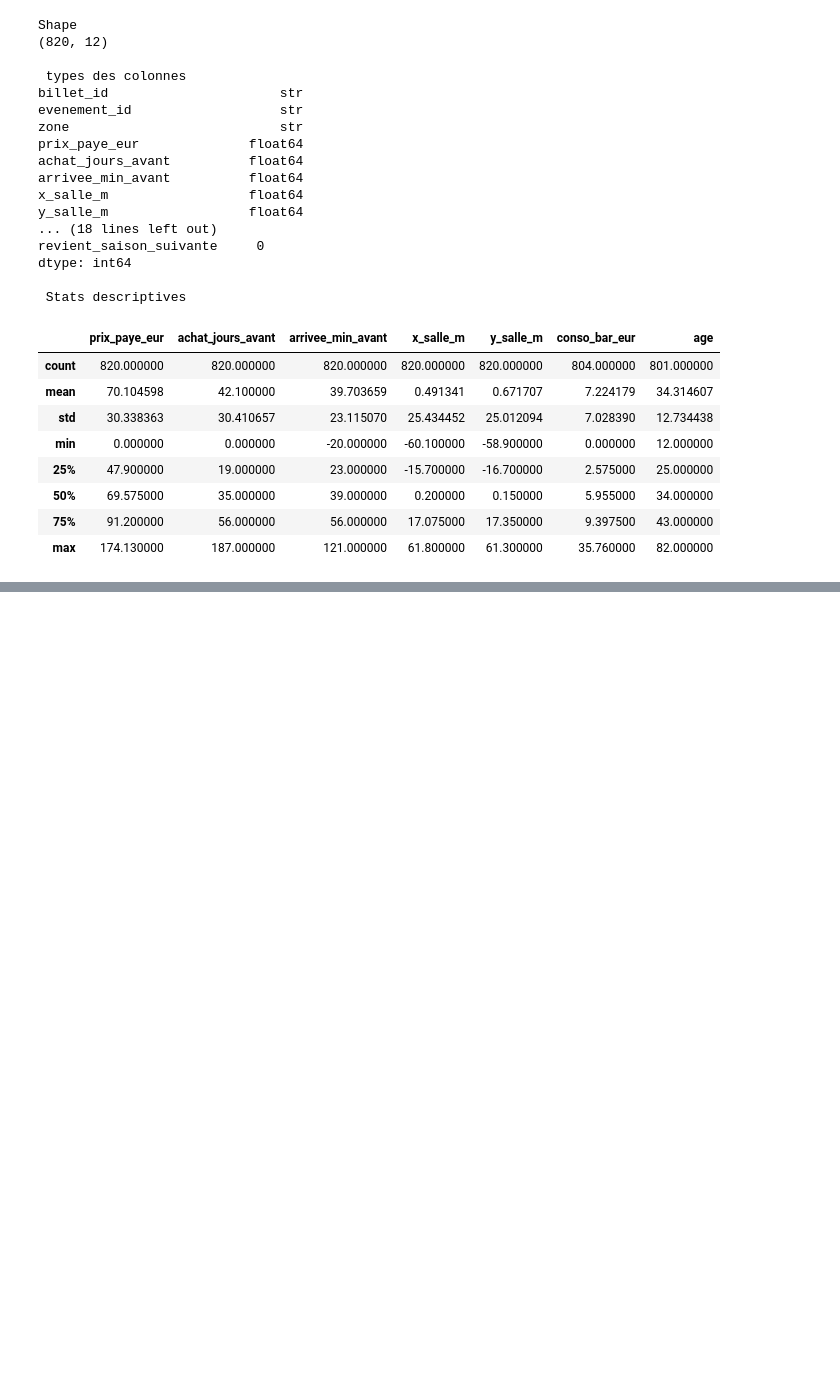
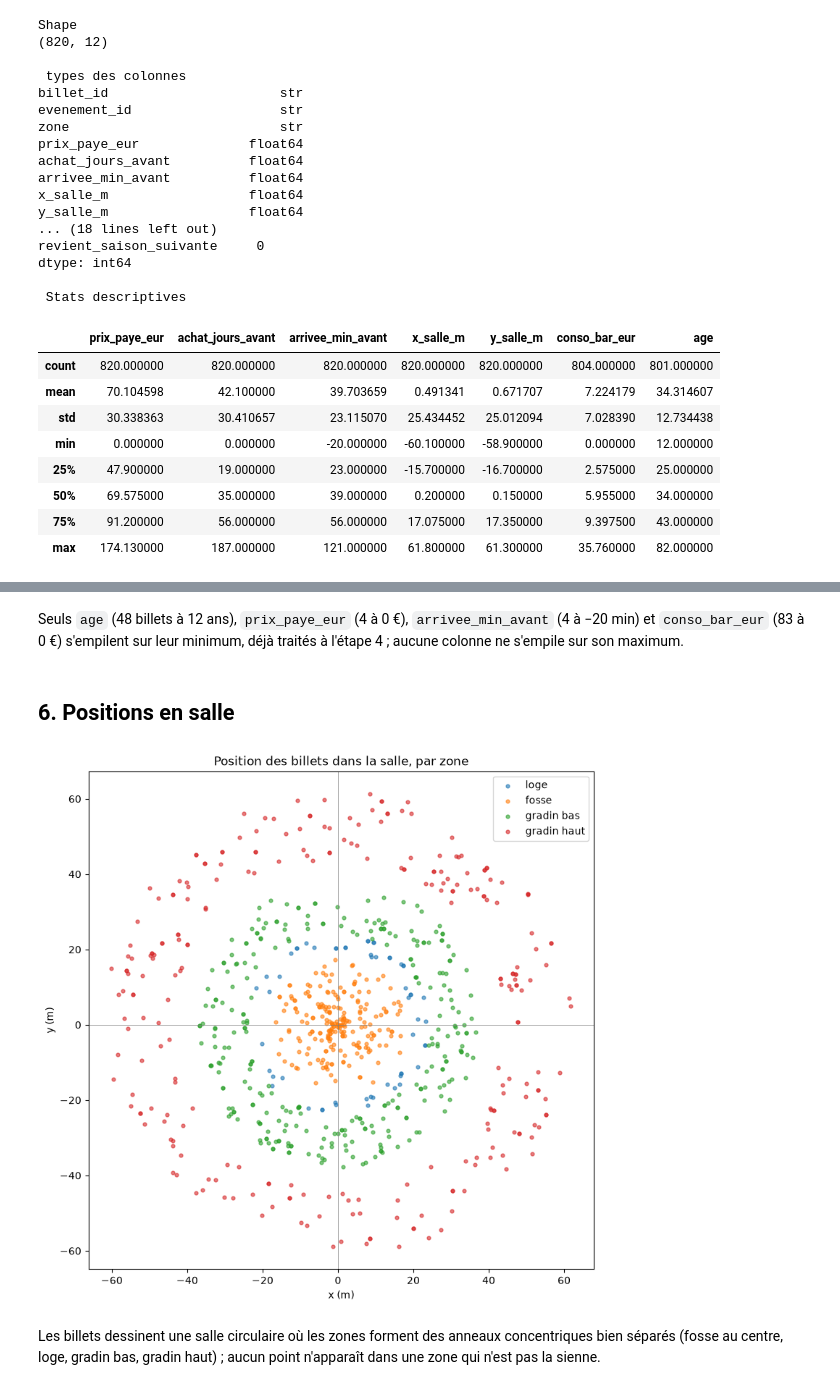
Before and after one commit to Fourkhoub/Projet_DataMining, a Jupyter notebook: notebooks/eda_billets.ipynb, the cells around one changed output, grey strips where cells are left out. Saved outputs shown, nothing was run; the diff lists cells and outputs as text; code cells hidden in the pictures; blank space fills up the shorter version.

```diff
--- a/notebooks/eda_billets.ipynb
+++ b/notebooks/eda_billets.ipynb
@@ -63,0 +595,23 @@ dtype: int64
+# %% [markdown]
+Seuls `age` (48 billets à 12 ans), `prix_paye_eur` (4 à 0 €), `arrivee_min_avant` (4 à −20 min) et `conso_bar_eur` (83 à 0 €) s'empilent sur leur minimum, déjà traités à l'étape 4 ; aucune colonne ne s'empile sur son maximum.
+# %% [markdown]
+## 6. Positions en salle
+# %%
+plt.figure(figsize=(9, 9))
+
+for zone in df_billets['zone'].unique():
+    sous_ensemble = df_billets[df_billets['zone'] == zone]
+    plt.scatter(sous_ensemble['x_salle_m'], sous_ensemble['y_salle_m'], s=12, alpha=0.6, label=zone)
+
+plt.axhline(0, color='grey', linewidth=0.5)
+plt.axvline(0, color='grey', linewidth=0.5)
+plt.gca().set_aspect('equal')
+plt.title("Position des billets dans la salle, par zone")
+plt.xlabel("x (m)")
+plt.ylabel("y (m)")
+plt.legend()
+plt.show()
+# %% [output]
+[figure, added]
+# %% [markdown]
+Les billets dessinent une salle circulaire où les zones forment des anneaux concentriques bien séparés (fosse au centre, loge, gradin bas, gradin haut) ; aucun point n'apparaît dans une zone qui n'est pas la sienne.
```
Also changed, not shown: parts of 48 cells of this notebook, 1 other file.
